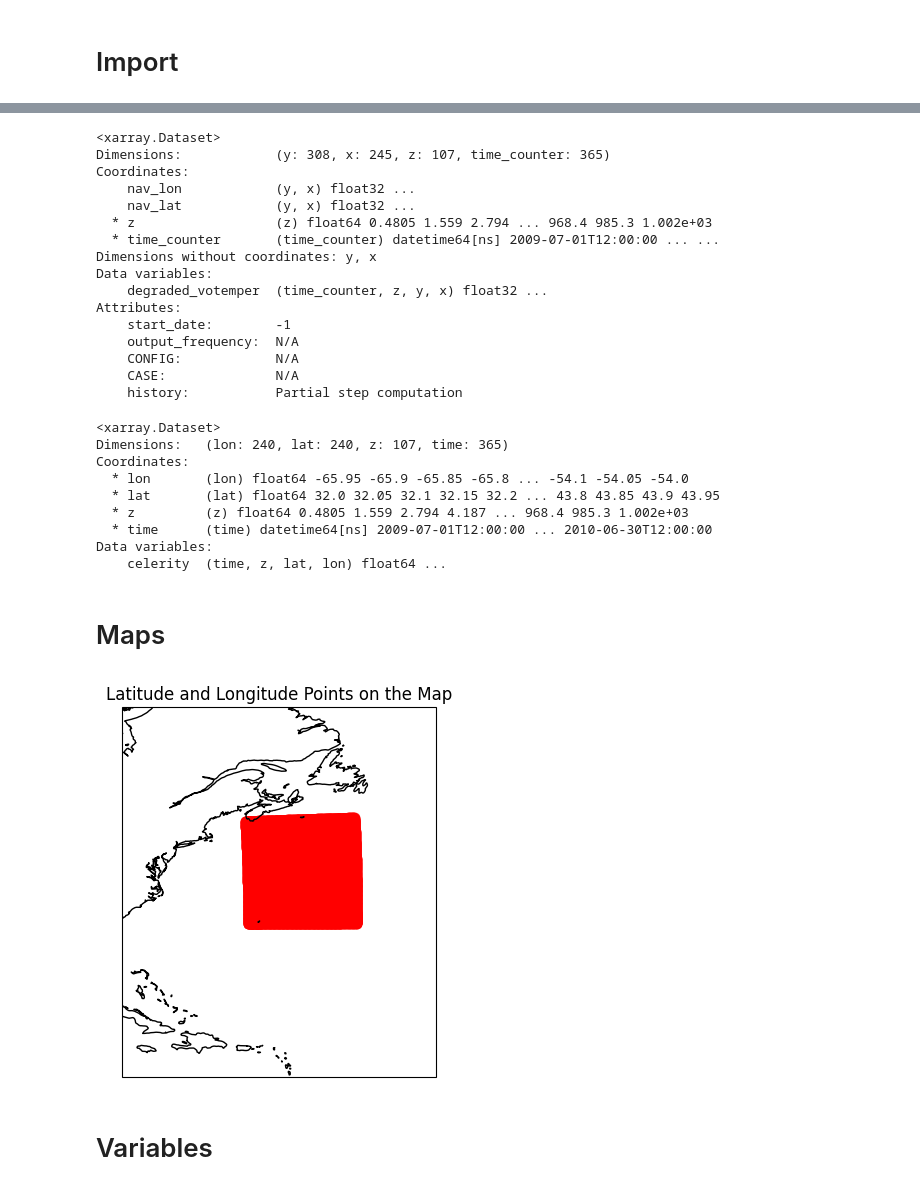
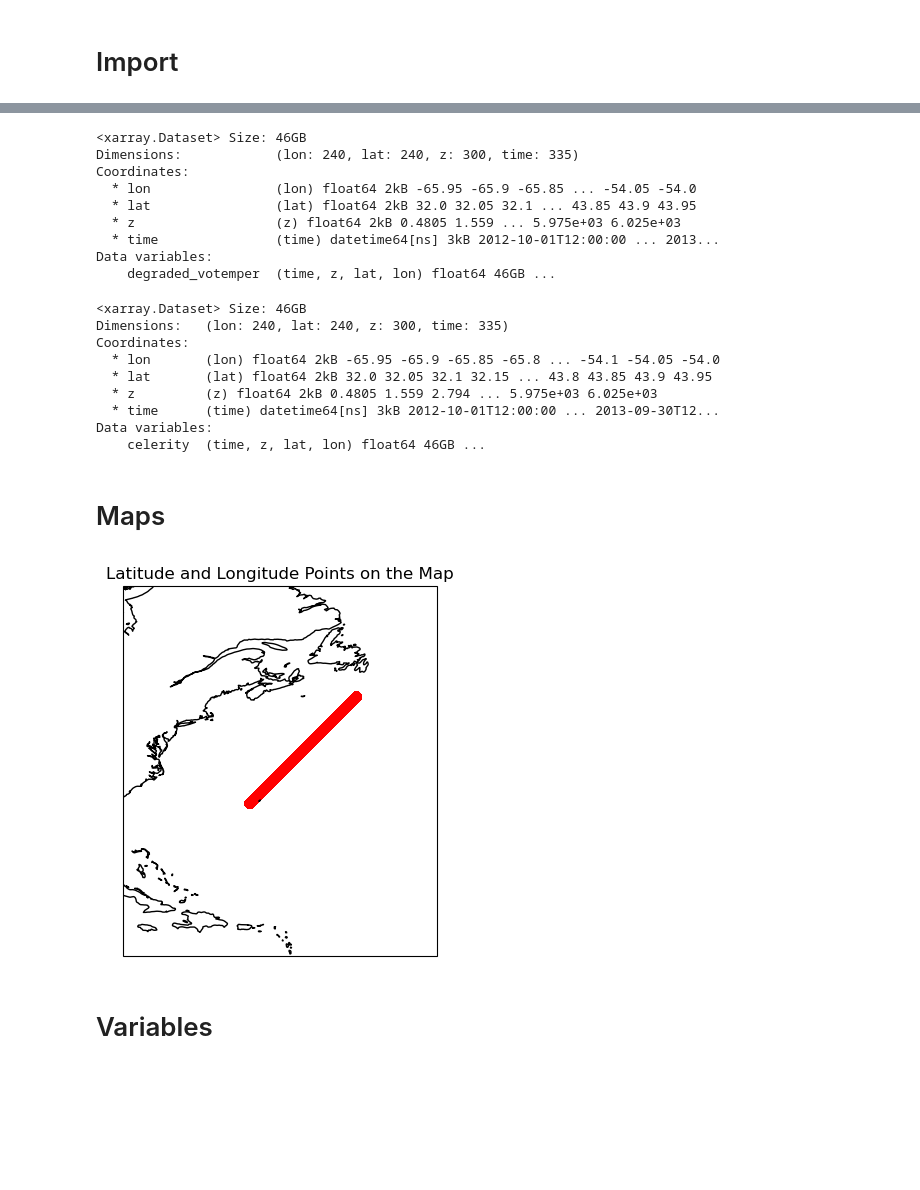
Before and after one commit to CIA-Oceanix/FASCINATION, a Jupyter notebook: notebooks/dev/data.ipynb, the cells around one changed output, grey strips where cells are left out. Saved outputs shown, nothing was run; the diff lists cells and outputs as text; code cells hidden in the pictures; blank space fills up the shorter version.

```diff
--- a/notebooks/dev/data.ipynb
+++ b/notebooks/dev/data.ipynb
@@ -18,5 +14,5 @@ ModuleNotFoundError: No module named 'gsw'
 # %%
-s = xr.open_dataset('/DATASET/eNATL/eNATL60_BLB002_degraded_vosaline.nc') #loading temp data
-t = xr.open_dataset('/DATASET/eNATL/eNATL60_BLB002_degraded_votemper.nc') #loading salinity data
-c = xr.open_dataset('/DATASET/eNATL/eNATL60_BLB002_sound_speed_0_1000m_regrid.nc') #loading celerity data
+t = xr.open_dataarray("/Odyssey/public/natl60/raw/NATL60GULF-CJM165_degraded_votemper_regrid.nc") #loading temp data
+s = xr.open_dataarray("/Odyssey/public/natl60/raw/NATL60GULF-CJM165_degraded_vosaline_regrid.nc") #loading salinity data
+c = xr.open_dataarray("/Odyssey/public/natl60/celerity/NATL60GULF-CJM165_sound_speed_regrid_0_botm.nc") #loading celerity data
 ##! Consider the regrid issue, outliers incorporation
@@ -41,65 +19,58 @@ Attributes:
 # %%
 t
 # %% [output]
-<xarray.Dataset>
-Dimensions:            (y: 308, x: 245, z: 107, time_counter: 365)
+<xarray.Dataset> Size: 46GB
+Dimensions:            (lon: 240, lat: 240, z: 300, time: 335)
 Coordinates:
-    nav_lon            (y, x) float32 ...
-    nav_lat            (y, x) float32 ...
-  * z                  (z) float64 0.4805 1.559 2.794 ... 968.4 985.3 1.002e+03
-  * time_counter       (time_counter) datetime64[ns] 2009-07-01T12:00:00 ... ...
-Dimensions without coordinates: y, x
+  * lon                (lon) float64 2kB -65.95 -65.9 -65.85 ... -54.05 -54.0
+  * lat                (lat) float64 2kB 32.0 32.05 32.1 ... 43.85 43.9 43.95
+  * z                  (z) float64 2kB 0.4805 1.559 ... 5.975e+03 6.025e+03
+  * time               (time) datetime64[ns] 3kB 2012-10-01T12:00:00 ... 2013...
 Data variables:
-    degraded_votemper  (time_counter, z, y, x) float32 ...
-Attributes:
-    start_date:        -1
-    output_frequency:  N/A
-    CONFIG:            N/A
-    CASE:              N/A
-    history:           Partial step computation
+    degraded_votemper  (time, z, lat, lon) float64 46GB ...
 # %%
 c
 # %% [output]
-<xarray.Dataset>
-Dimensions:   (lon: 240, lat: 240, z: 107, time: 365)
+<xarray.Dataset> Size: 46GB
+Dimensions:   (lon: 240, lat: 240, z: 300, time: 335)
 Coordinates:
-  * lon       (lon) float64 -65.95 -65.9 -65.85 -65.8 ... -54.1 -54.05 -54.0
-  * lat       (lat) float64 32.0 32.05 32.1 32.15 32.2 ... 43.8 43.85 43.9 43.95
-  * z         (z) float64 0.4805 1.559 2.794 4.187 ... 968.4 985.3 1.002e+03
-  * time      (time) datetime64[ns] 2009-07-01T12:00:00 ... 2010-06-30T12:00:00
+  * lon       (lon) float64 2kB -65.95 -65.9 -65.85 -65.8 ... -54.1 -54.05 -54.0
+  * lat       (lat) float64 2kB 32.0 32.05 32.1 32.15 ... 43.8 43.85 43.9 43.95
+  * z         (z) float64 2kB 0.4805 1.559 2.794 ... 5.975e+03 6.025e+03
+  * time      (time) datetime64[ns] 3kB 2012-10-01T12:00:00 ... 2013-09-30T12...
 Data variables:
-    celerity  (time, z, lat, lon) float64 ...
+    celerity  (time, z, lat, lon) float64 46GB ...
 # %% [markdown]
 # Maps
 # %%
 # Create a Cartopy projection (e.g., PlateCarree for lat/lon)
 projection = ccrs.PlateCarree()
 
 # Create a map using Cartopy
 ax = plt.axes(projection = ccrs.PlateCarree())
 #ax.stock_img()  ###view all earth
 ax.set_extent([-80, -45, 15, 55])
 
 for i in range(245):
-    lat = t.nav_lat.values[:,i]
-    lon = t.nav_lon.values[:,i]
+    lat = t.lat.values
+    lon = t.lon.values
 
     # Plot points on the map
     plt.scatter(lon, lat, color='red', marker='o', transform=projection, alpha= 0.5)
 
 # Add map features (e.g., coastlines, country borders, etc.)
 ax.coastlines()
 
 # Set the title
 plt.title('Latitude and Longitude Points on the Map')
 
 # Show the plot
 plt.show()
 
 
 #! What is the CRS ?
 # %% [output]
-[figure, old version]
+[figure, new version]
 # %% [markdown]
 # Variables
 # %%
```
Also changed, not shown: parts of 5 cells of this notebook, 35 other files.
